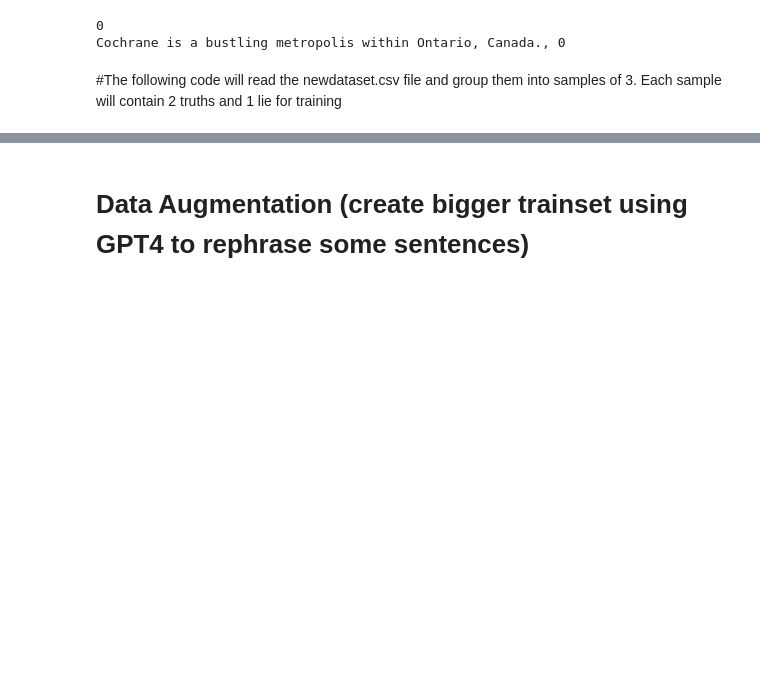
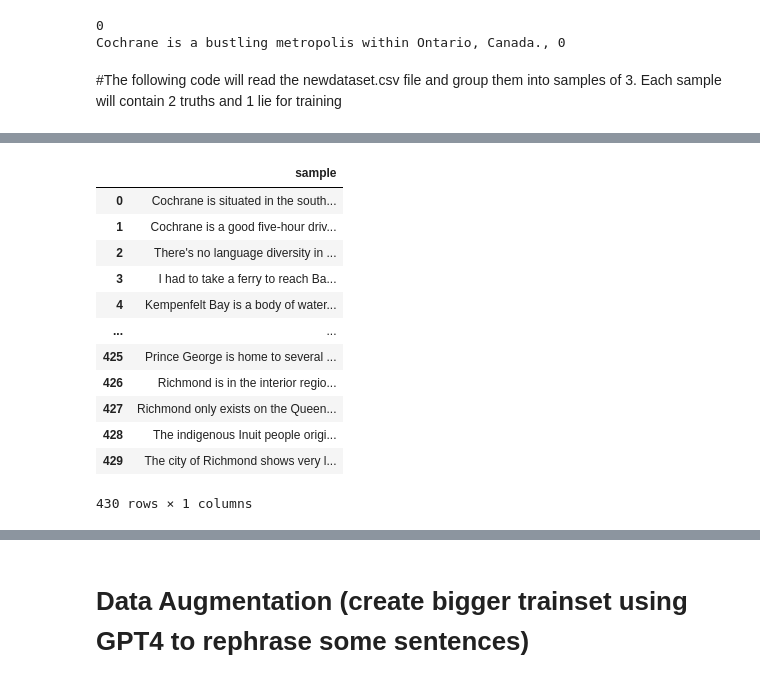
Before and after one commit to ece1786-2023/HonestEye, a Jupyter notebook: code/data_gen_pipeline.ipynb, the cells around one changed output, grey strips where cells are left out. Drawn from its saved outputs; the diff is of its cells as text; code cells hidden in the pictures; blank space fills up the shorter version.

```diff
--- a/code/data_gen_pipeline.ipynb
+++ b/code/data_gen_pipeline.ipynb
@@ -298,0 +332,17 @@ newDataset.to_csv(path+'newDataset.csv', index=False)
+# %%
+# finalNegativeDataset = finalNegativeDataset.drop("label", axis = 1)
+finalNegativeDataset
+# %% [output]
+|  | sample |
+| 0 | Cochrane is situated in the south... |
+| 1 | Cochrane is a good five-hour driv... |
+| 2 | There's no language diversity in ... |
+| 3 | I had to take a ferry to reach Ba... |
+| 4 | Kempenfelt Bay is a body of water... |
+| ... | ... |
+| 425 | Prince George is home to several ... |
+| 426 | Richmond is in the interior regio... |
+| 427 | Richmond only exists on the Queen... |
+| 428 | The indigenous Inuit people origi... |
+| 429 | The city of Richmond shows very l... |
+430 rows × 1 columns
```
Also changed, not shown: parts of 12 cells of this notebook.
